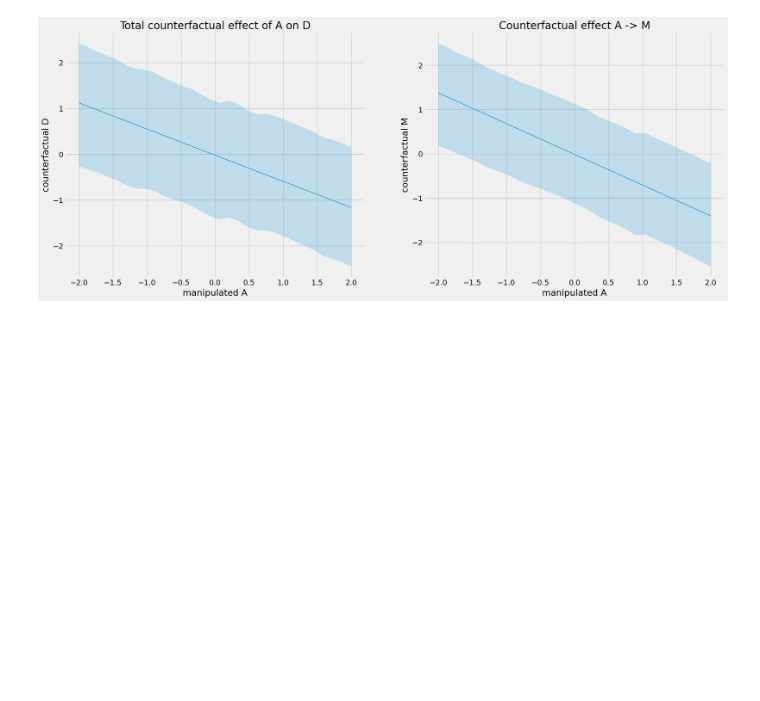
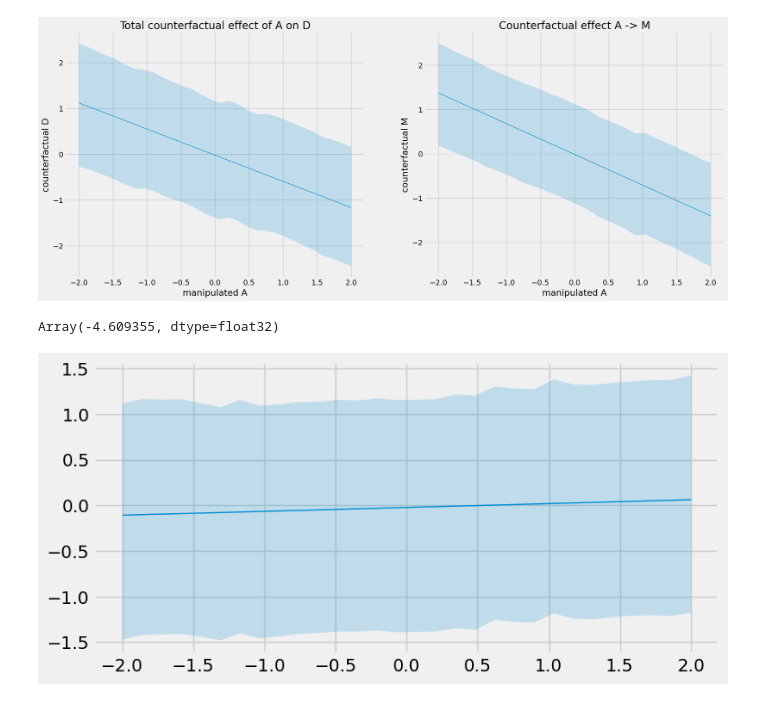
Before and after one commit to sushmit86/Statiistical_rethinking_jax, a Jupyter notebook: sushmit_05_geocentric_models.ipynb, the cells around one changed output. Drawn from its saved outputs; the diff is of its cells as text; code cells hidden in the pictures; blank space fills up the shorter version.

```diff
--- a/sushmit_05_geocentric_models.ipynb
+++ b/sushmit_05_geocentric_models.ipynb
@@ -530,3 +530,40 @@ axs[1].set_ylabel('counterfactual M')
 plt.show()
 # %% [output]
 [figure]
+# %%
+#@title 5.23
+A_seq = (np.array([20,30]) - 26.1)/1.24
+fn_mu_M_5_3A = lambda _samples,_A,: _samples[:,0] + _samples[:,1] * _A
+sampled_mu_M = jax.vmap(fn_mu_M_5_3A,in_axes=(None,0),out_axes=1)(post_samples_m_5_3_array,A_seq)
+fn_sample_M = lambda _mu_M,_sigma_M: tfd.Normal(loc=_mu_M,scale=_sigma_M).sample(seed = key)
+M_sim = jax.vmap(fn_sample_M,in_axes=(1,None),out_axes=1)(sampled_mu_M,post_samples_m_5_3_array[:,2])
+M_mean = jnp.mean( M_sim, axis =0)
+
+fn_mu_D_5_3A = lambda _samples,_A,_M: _samples[:,3] + _samples[:,4] * _A + _samples[:,5] * _M
+sampled_mu_D = jax.vmap(fn_mu_D_5_3A,in_axes=(None,0,0),out_axes=1)(post_samples_m_5_3_array,A_seq,M_mean)
+fn_sample_D = lambda _mu_D,_sigma_D: tfd.Normal(loc=_mu_D,scale=_sigma_D).sample(seed = key)
+D_sim = jax.vmap(fn_sample_D,in_axes=(1,None),out_axes=1)(sampled_mu_D,post_samples_m_5_3_array[:,6])
+D_PI = np.apply_along_axis(arviz.hdi, axis=0, arr=np.array(D_sim),hdi_prob=credib_interval).T
+D_mean = jnp.mean( D_sim, axis =0)
+D_mean[1] - D_mean[0]
+# %% [output]
+Array(-4.609355, dtype=float32)
+# %%
+#@title 5.24
+M_seq = np.linspace(-2,2,30)
+A_seq = np.zeros_like(M_seq)
+sim_data = pd.DataFrame({'M':M_seq,'A':A_seq})
+
+fn_mu_D_5_3A = lambda _samples,_A,_M: _samples[:,3] + _samples[:,4] * _A + _samples[:,5] * _M
+sampled_mu_D = jax.vmap(fn_mu_D_5_3A,in_axes=(None,0,0),out_axes=1)(post_samples_m_5_3_array,A_seq,M_mean)
+fn_sample_D = lambda _mu_D,_sigma_D: tfd.Normal(loc=_mu_D,scale=_sigma_D).sample(seed = key)
+D_sim = jax.vmap(fn_sample_D,in_axes=(1,None),out_axes=1)(sampled_mu_D,post_samples_m_5_3_array[:,6])
+D_PI = np.apply_along_axis(arviz.hdi, axis=0, arr=np.array(D_sim),hdi_prob=credib_interval).T
+D_mean = jnp.mean( D_sim, axis =0)
+
+fig,axs = plt.subplots(1,1,figsize=(8,4))
+axs.plot(M_seq,D_mean,linewidth=1.0)
+axs.fill_between(M_seq, D_PI[:,0],D_PI[:,1], alpha=0.2)
+plt.show()
+# %% [output]
+[figure, added]
```
Also changed, not shown: parts of 8 cells of this notebook.
